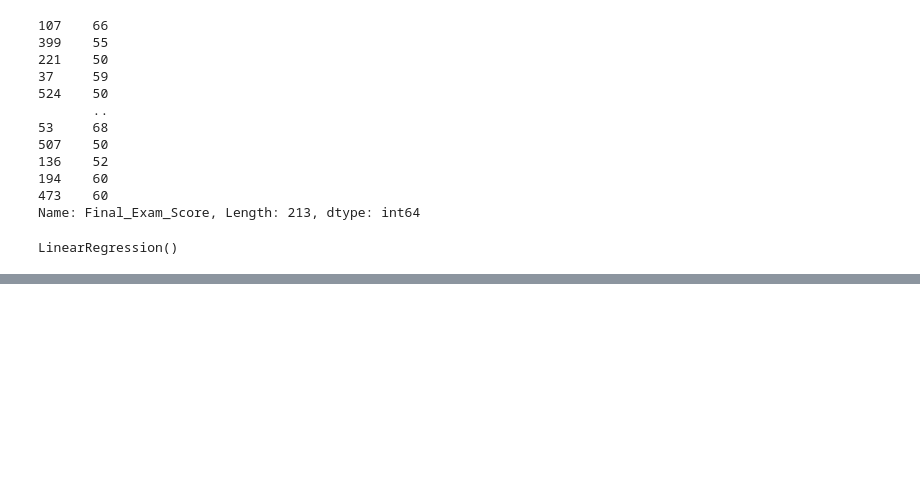
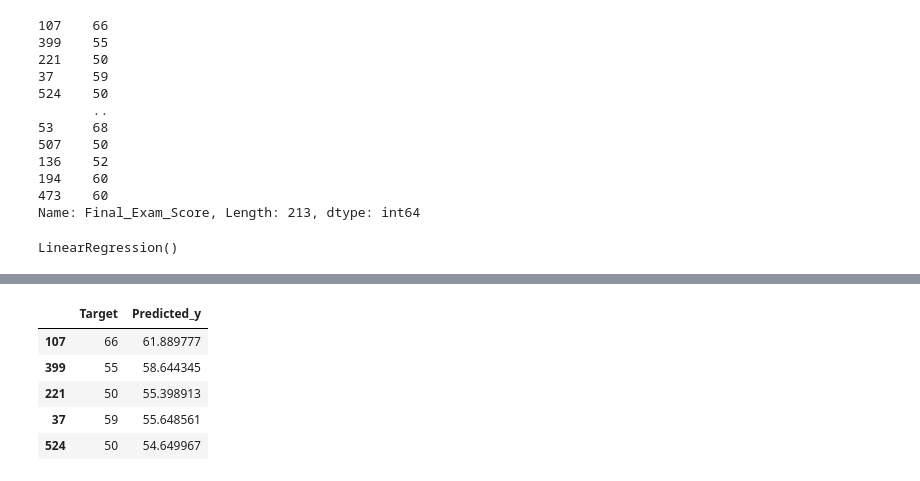
Before and after one commit to subenakhatun/Data-Science, a Jupyter notebook: MachineLearningTheory/linear-regression/linear-regression.ipynb, the cells around one changed output, grey strips where cells are left out. Drawn from its saved outputs; the diff is of its cells as text; code cells hidden in the pictures; blank space fills up the shorter version.

```diff
--- a/MachineLearningTheory/linear-regression/linear-regression.ipynb
+++ b/MachineLearningTheory/linear-regression/linear-regression.ipynb
@@ -358,0 +381,12 @@ LinearRegression()
+# %%
+# make a dataframe for y_target and y_predict
+compare_std = pd.DataFrame({'Target':y_test,
+                            "Predicted_y": y_predict})
+compare_std.head()
+# %% [output]
+|  | Target | Predicted_y |
+| 107 | 66 | 61.889777 |
+| 399 | 55 | 58.644345 |
+| 221 | 50 | 55.398913 |
+| 37 | 59 | 55.648561 |
+| 524 | 50 | 54.649967 |
```
Also changed, not shown: parts of 3 cells of this notebook.
